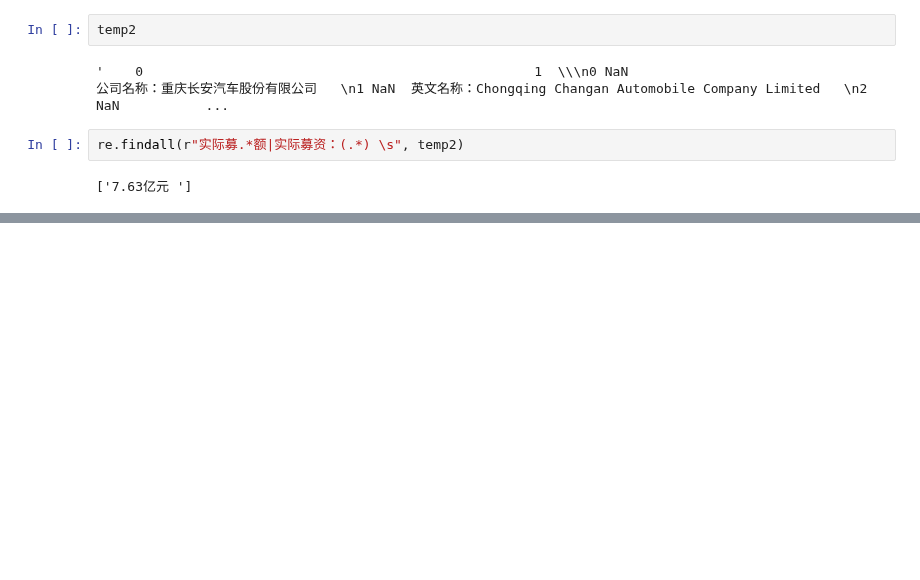
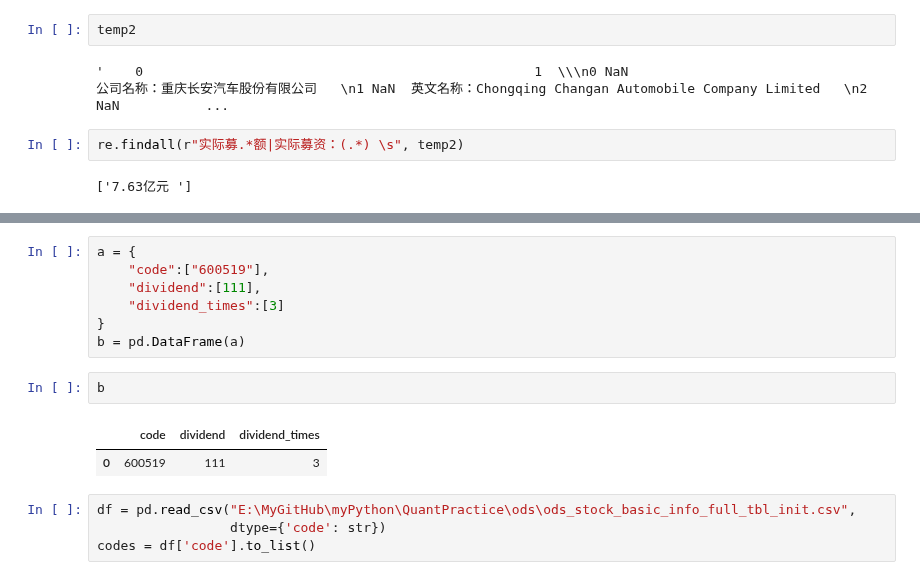
Before and after one commit to ysy2025/Quant, a Jupyter notebook: QuantPractice/jupyterTest/ods_stock_fenhong_his_full_tbl.ipynb, the cells around one changed output, grey strips where cells are left out. Cells and saved outputs as stored; diff of their text form; blank space fills up the shorter version.

```diff
--- a/QuantPractice/jupyterTest/ods_stock_fenhong_his_full_tbl.ipynb
+++ b/QuantPractice/jupyterTest/ods_stock_fenhong_his_full_tbl.ipynb
@@ -489,0 +593,16 @@ re.findall(r"实际募.*额|实际募资：(.*) \s", temp2)
+# %%
+a = {
+    "code":["600519"],
+    "dividend":[111],
+    "dividend_times":[3]
+}
+b = pd.DataFrame(a)
+# %%
+b
+# %% [output]
+|  | code | dividend | dividend_times |
+| 0 | 600519 | 111 | 3 |
+# %%
+df = pd.read_csv("E:\MyGitHub\myPython\QuantPractice\ods\ods_stock_basic_info_full_tbl_init.csv",
+                 dtype={'code': str})
+codes = df['code'].to_list()
```
Also changed, not shown: parts of 19 cells of this notebook, 8 other files.
